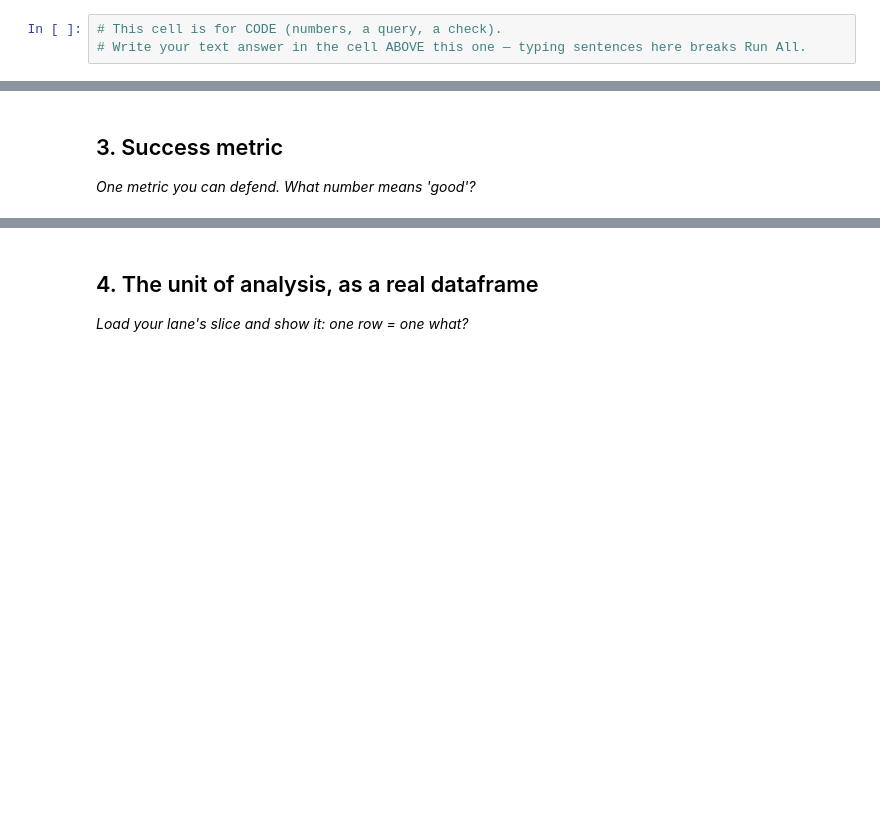
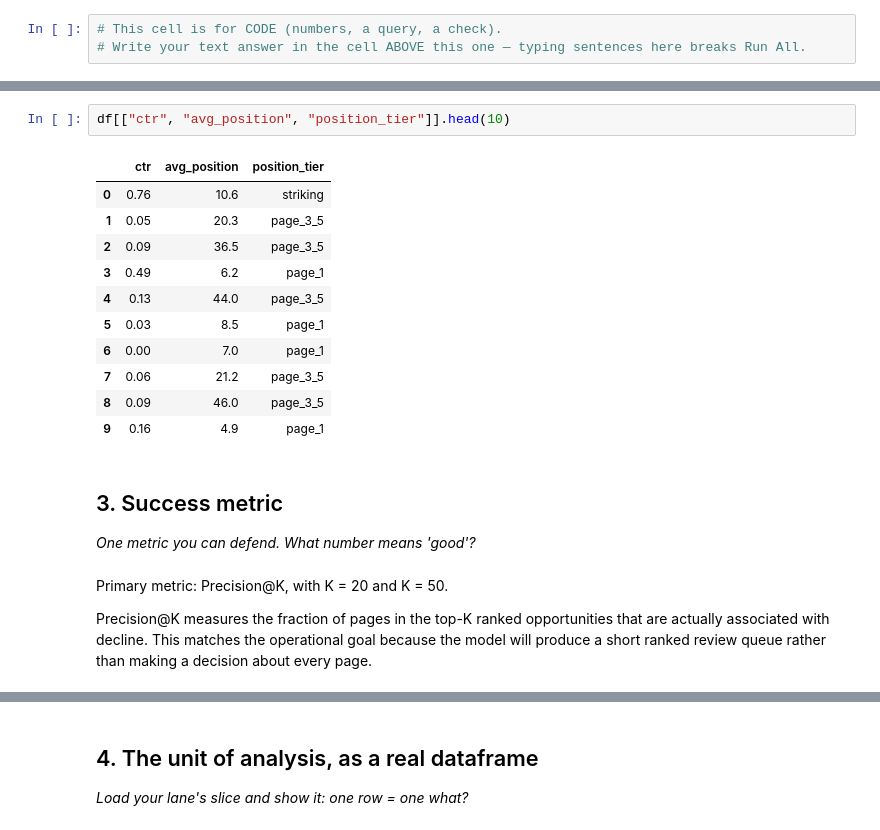
Before and after one commit to thewhitedrive/mlinternflyrank, a Jupyter notebook: work/notebooks/w02_ml_task_framing.ipynb, the cells around one changed output, grey strips where cells are left out. Cells and saved outputs as stored; diff of their text form; blank space fills up the shorter version.

```diff
--- a/work/notebooks/w02_ml_task_framing.ipynb
+++ b/work/notebooks/w02_ml_task_framing.ipynb
@@ -23,7 +121,25 @@ This skeleton is yours to fill. Work the sections **in order** — each one has
+# %%
+df[["ctr", "avg_position", "position_tier"]].head(10)
+# %% [output]
+|  | ctr | avg_position | position_tier |
+| 0 | 0.76 | 10.6 | striking |
+| 1 | 0.05 | 20.3 | page_3_5 |
+| 2 | 0.09 | 36.5 | page_3_5 |
+| 3 | 0.49 | 6.2 | page_1 |
+| 4 | 0.13 | 44.0 | page_3_5 |
+| 5 | 0.03 | 8.5 | page_1 |
+| 6 | 0.00 | 7.0 | page_1 |
+| 7 | 0.06 | 21.2 | page_3_5 |
+| 8 | 0.09 | 46.0 | page_3_5 |
+| 9 | 0.16 | 4.9 | page_1 |
 # %% [markdown]
 ## 3. Success metric
 
 *One metric you can defend. What number means 'good'?*
+# %% [markdown]
+Primary metric: Precision@K, with K = 20 and K = 50.
+
+Precision@K measures the fraction of pages in the top-K ranked opportunities that are actually associated with decline. This matches the operational goal because the model will produce a short ranked review queue rather than making a decision about every page.
 # %%
 # This cell is for CODE (numbers, a query, a check).
 # Write your text answer in the cell ABOVE this one — typing sentences here breaks Run All.
```
Also changed, not shown: parts of 21 cells of this notebook.
